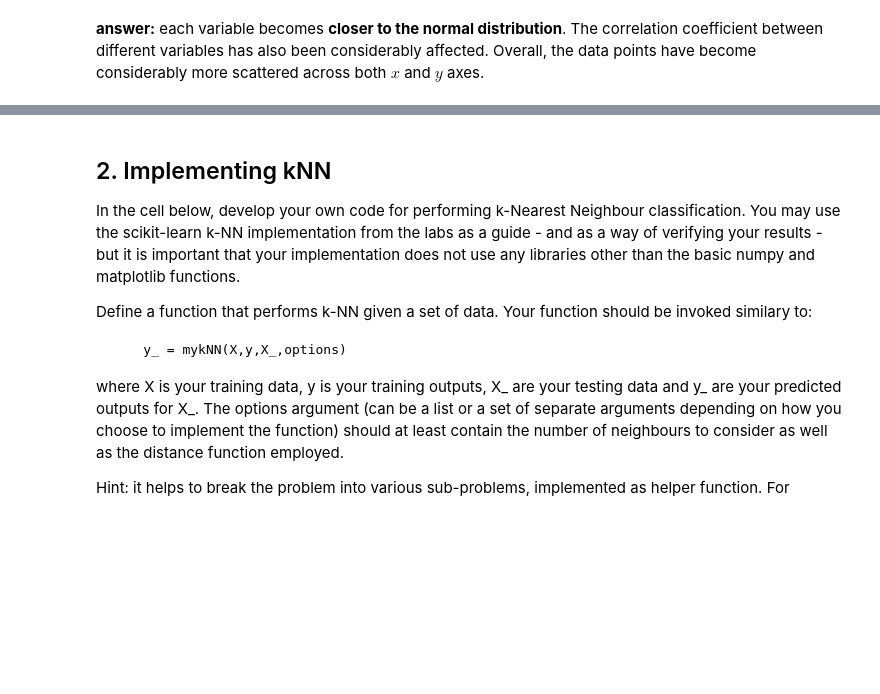
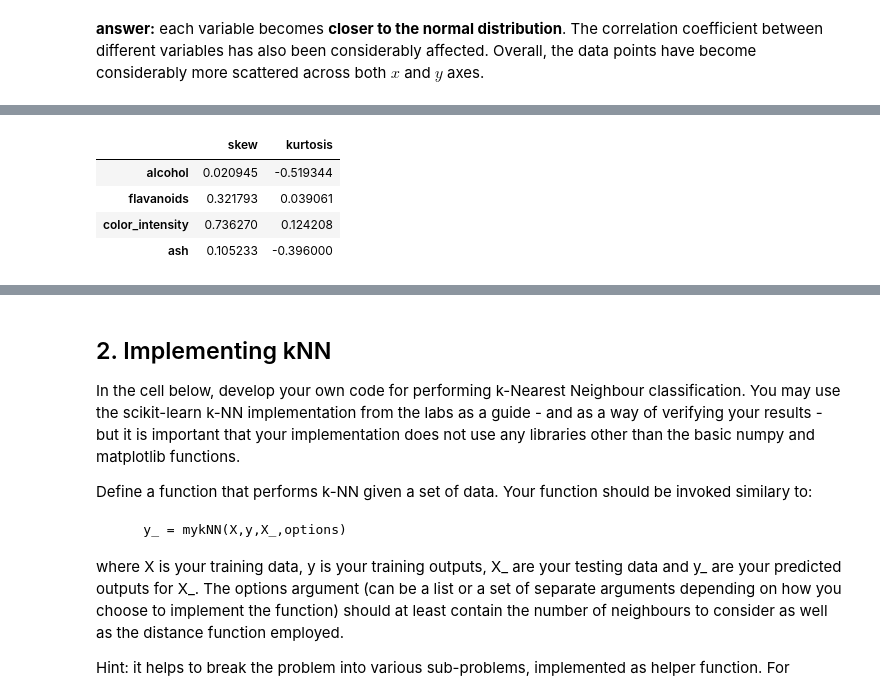
Before and after one commit to hudsonmendes/uolondon-cm3015-mlnn, a Jupyter notebook: report.ipynb, the cells around one changed output, grey strips where cells are left out. Cells and saved outputs as stored; diff of their text form; code cells hidden in the pictures; blank space fills up the shorter version.

```diff
--- a/report.ipynb
+++ b/report.ipynb
@@ -170,0 +132,15 @@ myplotGridWithRegAndCorr(XN, feature_names=selected_features)
+# %%
+pd.concat(
+    [
+        pd.DataFrame(XN, columns=selected_features).skew(),
+        pd.DataFrame(XN, columns=selected_features).kurtosis(),
+    ],
+    axis=1,
+    keys=["skew", "kurtosis"],
+)
+# %% [output]
+|  | skew | kurtosis |
+| alcohol | 0.020945 | -0.519344 |
+| flavanoids | 0.321793 | 0.039061 |
+| color_intensity | 0.736270 | 0.124208 |
+| ash | 0.105233 | -0.396000 |
```
Also changed, not shown: parts of 20 cells of this notebook, 1 other file.
